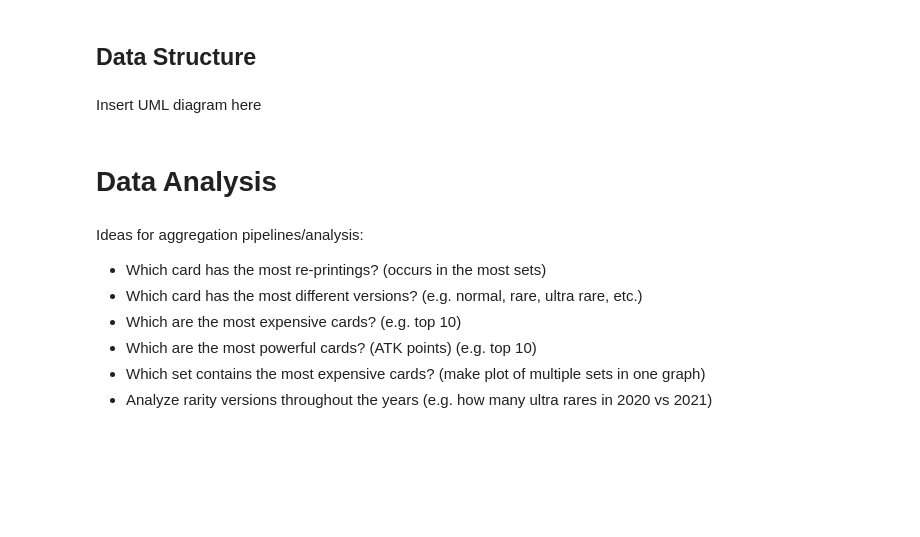
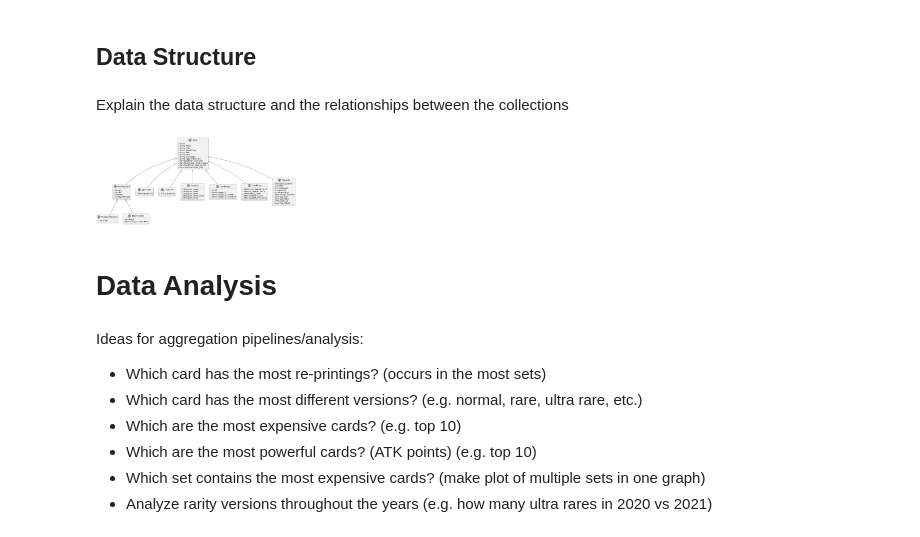
Before and after one commit to rportm/nosql_project, a Jupyter notebook: main_report.ipynb, the cells around one changed output. Cells and saved outputs as stored; diff of their text form; code cells hidden in the pictures; blank space fills up the shorter version.

```diff
--- a/main_report.ipynb
+++ b/main_report.ipynb
@@ -316,8 +314,12 @@ pd.DataFrame(r)
 | 4 | 10493654 | A.I. Contact | Spell Card | spell | If "Ignister A.I.Land" is in your... | Normal | https://ygoprodeck.com/card/a-i-c... | [{'set_name': '2021 Tin of Ancien... | [{'id': 10493654, 'image_url': 'h... | ... |
 # %% [markdown]
 ## Data Structure
-# %% [markdown]
-Insert UML diagram here
+# %% [markdown]
+Explain the data structure and the relationships between the collections
+# %%
+display(Image(filename='images/card_diagram.png', width=200, height=100))
+# %% [output]
+[figure, added]
 # %% [markdown]
 # Data Analysis
 # %% [markdown]
```
Also changed, not shown: parts of 8 cells of this notebook.
